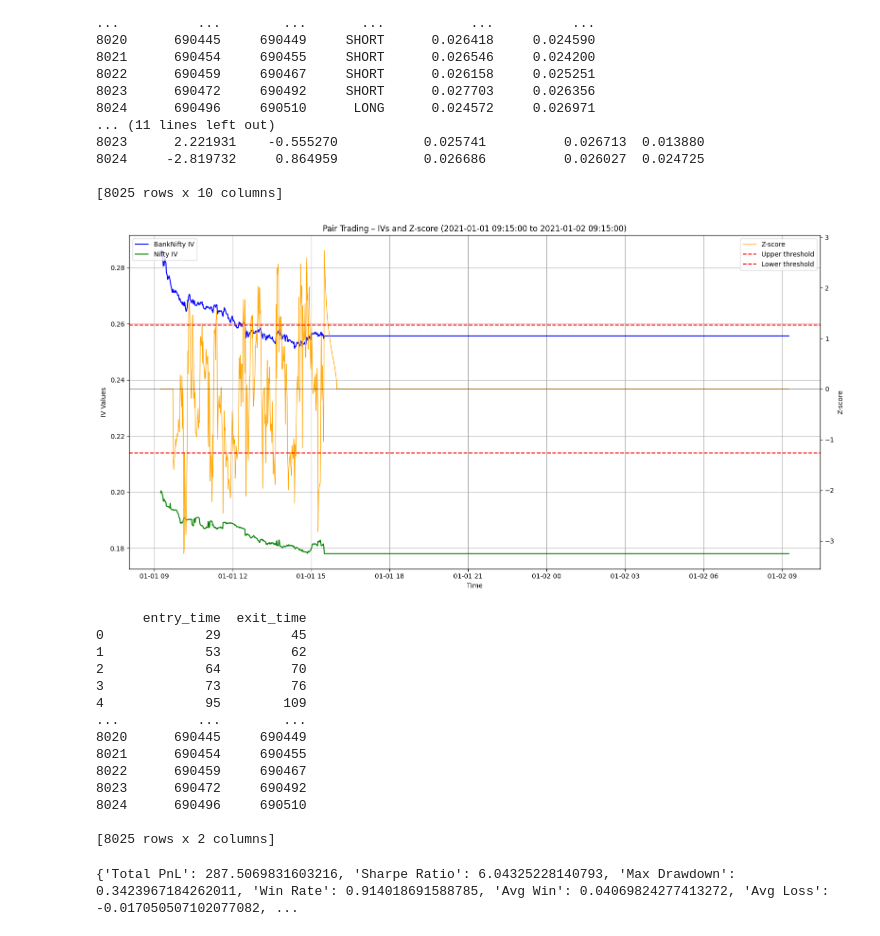
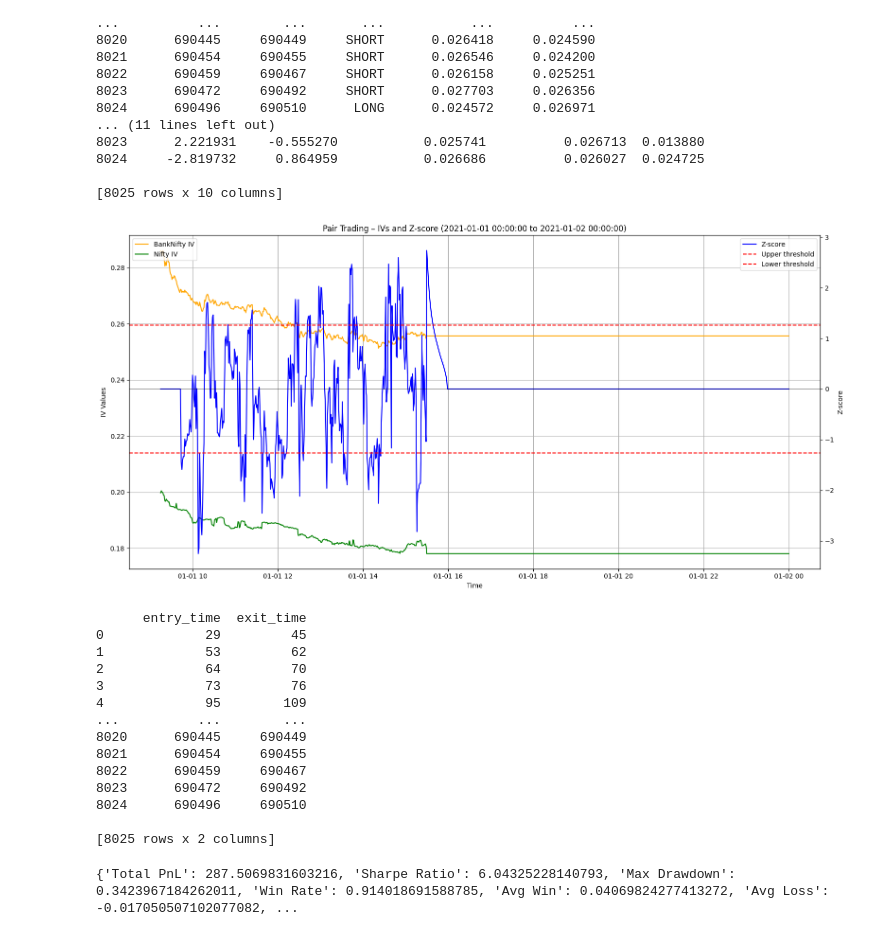
Before and after one commit to MRITUNJAYMADDHESHIYA/Model-MultiThreading-OrderBook, a Jupyter notebook: Task/base.ipynb, the cells around one changed output. Drawn from its saved outputs; the diff is of its cells as text; code cells hidden in the pictures.

Commit message:
I have to optimize my model for live trading

```diff
--- a/Task/base.ipynb
+++ b/Task/base.ipynb
@@ -4,8 +4,7 @@
 import requests
 import pandas as pd
 
-url = "https://file.notion.so/f/f/f3d54618-4ee1-480d-b8f7-25c361e2c7b2/12d14740-f5b4-4ce9-9d4d-b9d0b3cd5548/data.parquet?table=block&id=6fa5d867-4063-4844-aebb-4be60a25af39&spaceId=f3d54618-4ee1-480d-b8f7-25c361e2c7b2&expirationTimestamp=1764583200000&signature=1KwhLhyi0L0lJh8aT8wbtwhtbtfOFndsDhlGKvSw8dk&downloadName=data.parquet"
-
+url = "https://file.notion.so/f/f/f3d54618-4ee1-480d-b8f7-25c361e2c7b2/12d14740-f5b4-4ce9-9d4d-b9d0b3cd5548/data.parquet?table=block&id=6fa5d867-4063-4844-aebb-4be60a25af39&spaceId=f3d54618-4ee1-480d-b8f7-25c361e2c7b2&expirationTimestamp=1764676800000&signature=tGszll6fMy4bN-3DoQ7K2ys3tUweX6u0Zz9bjA5NmBA&downloadName=data.parquet"
 r = requests.get(url)
 with open("data.parquet", "wb") as f:
     f.write(r.content)
@@ -332,7 +331,7 @@ def plot_pair_trading_dual_axis_time_range(df, ledger, strategy, start_time=None
     fig, ax1 = plt.subplots(figsize=(16, 8))
 
     ######## Left y-axis: BankNifty & Nifty IV
-    ax1.plot(df.index, df['banknifty'], label='BankNifty IV', color='blue')
+    ax1.plot(df.index, df['banknifty'], label='BankNifty IV', color='orange')
     ax1.plot(df.index, df['nifty'], label='Nifty IV', color='green')
     ax1.set_xlabel("Time")
     ax1.set_ylabel("IV Values")
@@ -341,7 +340,7 @@ def plot_pair_trading_dual_axis_time_range(df, ledger, strategy, start_time=None
 
     ######## Right y-axis: Z-score
     ax2 = ax1.twinx()
-    ax2.plot(df.index, df['zscore'], label='Z-score', color='orange', linewidth=1.0)
+    ax2.plot(df.index, df['zscore'], label='Z-score', color='blue', linewidth=1.5)
     ax2.axhline(strategy.upper, color='red', linestyle='--', label='Upper threshold')
     ax2.axhline(strategy.lower, color='red', linestyle='--', label='Lower threshold')
     ax2.axhline(0, color='black', linewidth=0.5)
@@ -362,10 +361,10 @@ def plot_pair_trading_dual_axis_time_range(df, ledger, strategy, start_time=None
     plt.tight_layout()
     plt.show()
 # %%
-plot_pair_trading_dual_axis_time_range(df, ledger, strategy, start_time='2021-01-01 09:15:00', end_time='2021-01-02 09:15:00')
+plot_pair_trading_dual_axis_time_range(df, ledger, strategy, start_time='2021-01-01', end_time='2021-01-02')
 print(ledger[['entry_time', 'exit_time']])
 # %% [output]
-[figure, old version]
+[figure, new version]
       entry_time  exit_time
 0             29         45
 1             53         62
```
Also changed, not shown: 1 other file.
